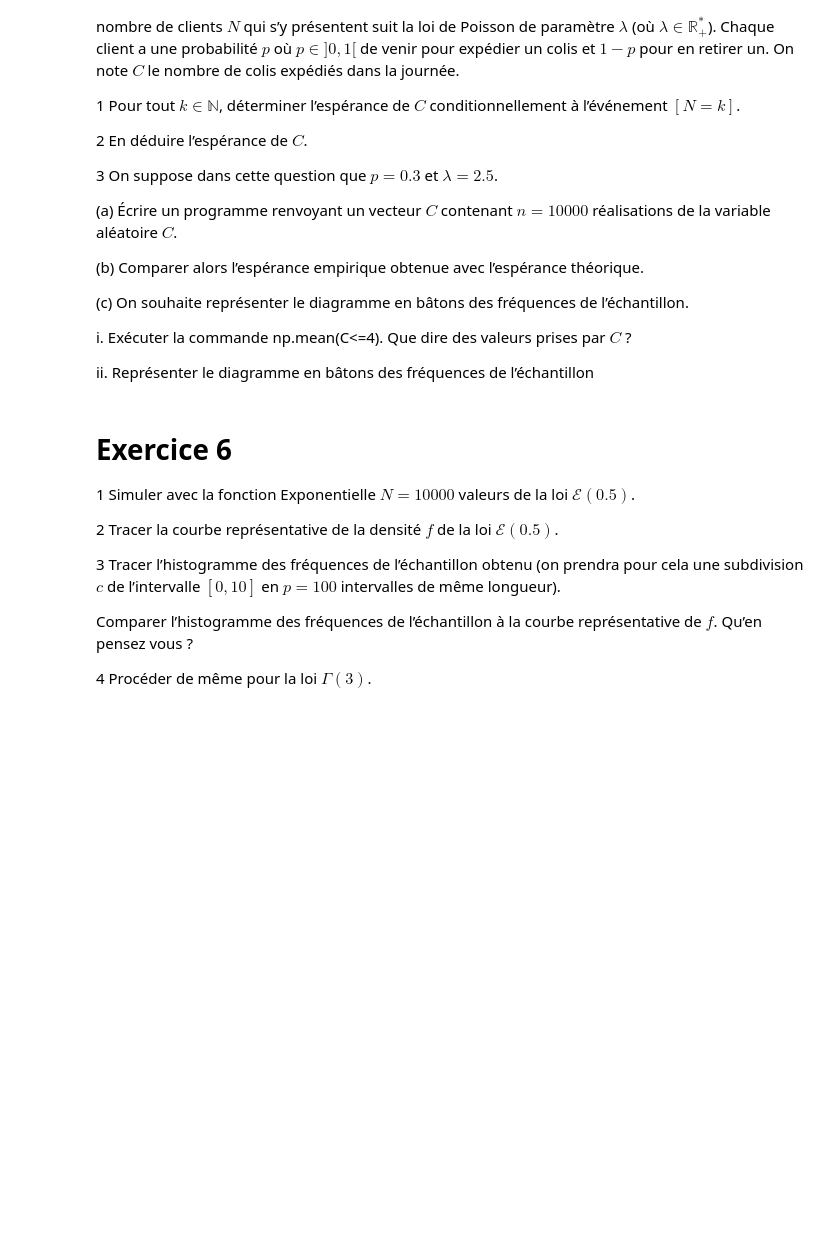
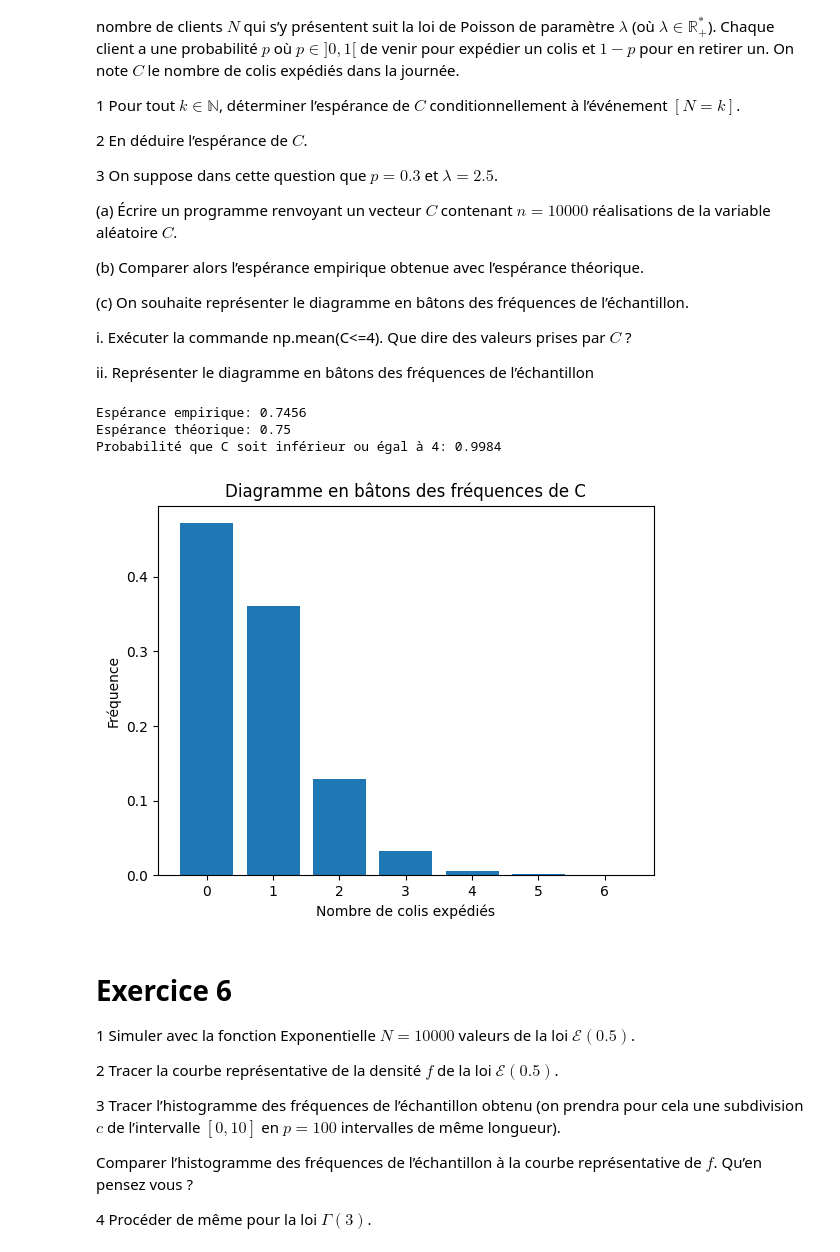
Before and after one commit to SUPREMEchelson/ProjetMathsDataScience, a Jupyter notebook: TP pour le 18 février/ProjetM2DATAEN.ipynb, the cells around one changed output. Drawn from its saved outputs; the diff is of its cells as text; code cells hidden in the pictures; blank space fills up the shorter version.

```diff
--- a/TP pour le 18 février/ProjetM2DATAEN.ipynb
+++ b/TP pour le 18 février/ProjetM2DATAEN.ipynb
@@ -481,6 +623,44 @@ aléatoire $C$.
 i. Exécuter la commande np.mean(C<=4). Que dire des valeurs prises par $C$ ?
 
 ii. Représenter le diagramme en bâtons des fréquences de l’échantillon
+# %%
+import numpy as np
+
+# Paramètres donnés
+p = 0.3
+lambda_ = 2.5
+n = 10000
+
+# (a) Programme pour générer n réalisations de C
+N = np.random.poisson(lambda_, n)  # Nombre de clients
+C = np.random.binomial(N, p)  # Nombre de colis expédiés pour chaque réalisation de N
+
+# (b) Comparaison de l'espérance empirique avec l'espérance théorique
+esperance_empirique = np.mean(C)
+esperance_theorique = lambda_ * p
+
+print(f"Espérance empirique: {esperance_empirique}")
+print(f"Espérance théorique: {esperance_theorique}")
+
+# (c) Diagramme en bâtons des fréquences
+# i. Exécution de np.mean(C<=4)
+prob_C_le_4 = np.mean(C <= 4)
+print(f"Probabilité que C soit inférieur ou égal à 4: {prob_C_le_4}")
+
+# ii. Diagramme en bâtons des fréquences
+from matplotlib import pyplot as plt
+
+values, counts = np.unique(C, return_counts=True)
+plt.bar(values, counts/n, tick_label=values)
+plt.xlabel('Nombre de colis expédiés')
+plt.ylabel('Fréquence')
+plt.title('Diagramme en bâtons des fréquences de C')
+plt.show()
+# %% [output]
+Espérance empirique: 0.7456
+Espérance théorique: 0.75
+Probabilité que C soit inférieur ou égal à 4: 0.9984
+[figure, added]
 # %% [markdown]
 # Exercice 6
 
```
Also changed, not shown: parts of 16 cells of this notebook, 1 other file.
